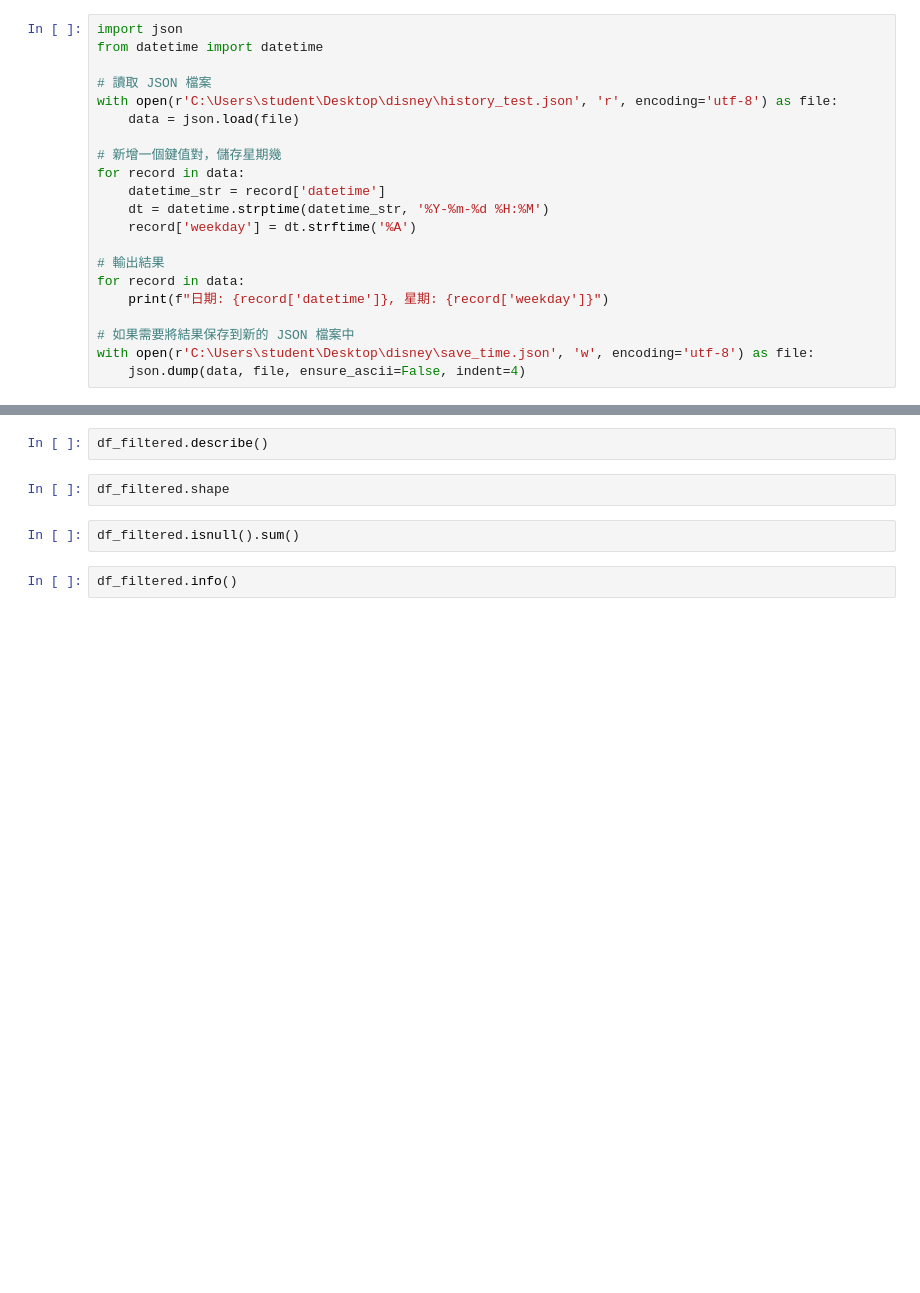
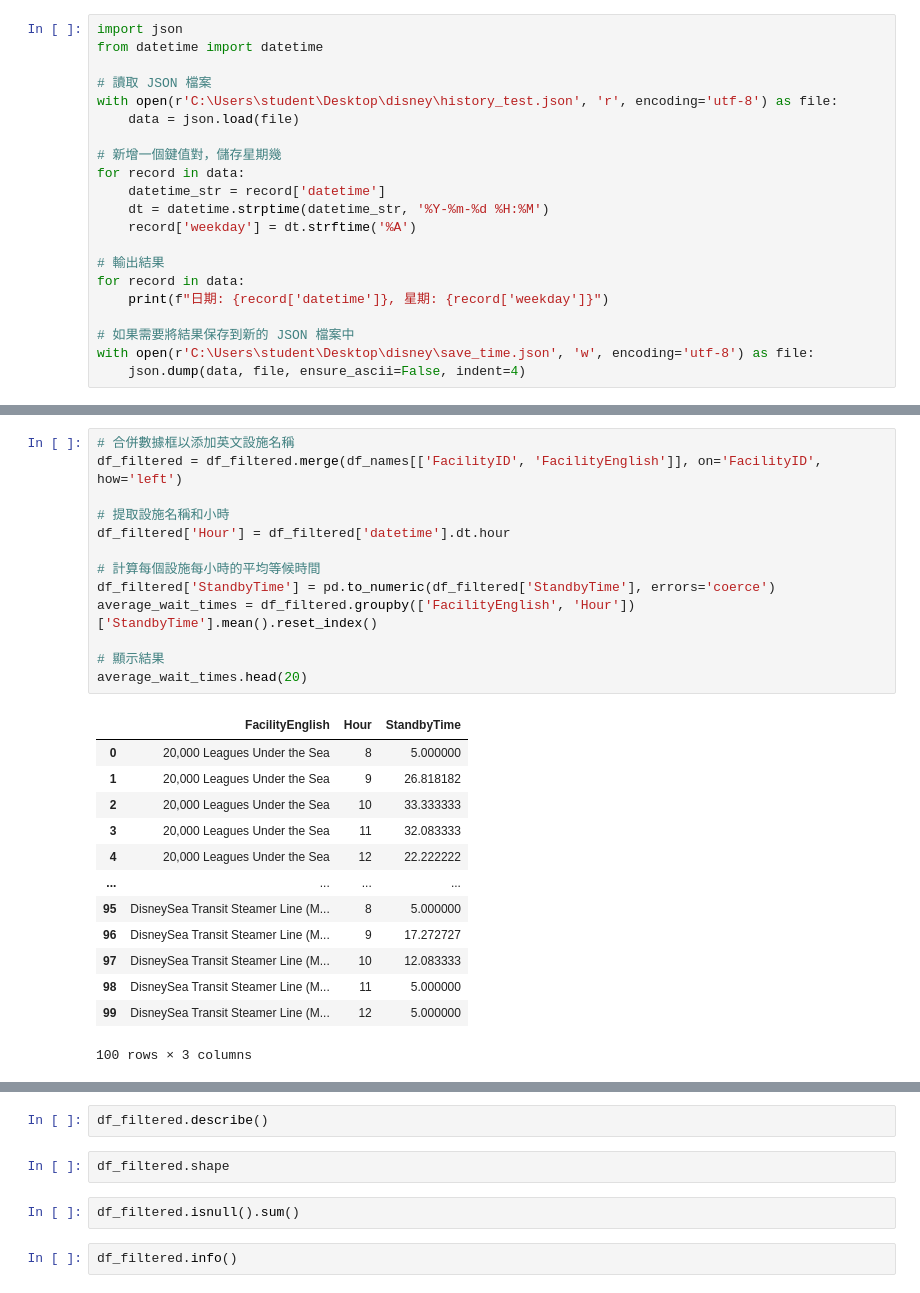
Before and after one commit to annleelca/disney_crontab, a Jupyter notebook: data_cleaning.ipynb, the cells around one changed output, grey strips where cells are left out. Cells and saved outputs as stored; diff of their text form; blank space fills up the shorter version.

```diff
--- a/data_cleaning.ipynb
+++ b/data_cleaning.ipynb
@@ -71,0 +104,27 @@ df_filtered.head()
+# %%
+# 合併數據框以添加英文設施名稱
+df_filtered = df_filtered.merge(df_names[['FacilityID', 'FacilityEnglish']], on='FacilityID', how='left')
+
+# 提取設施名稱和小時
+df_filtered['Hour'] = df_filtered['datetime'].dt.hour
+
+# 計算每個設施每小時的平均等候時間
+df_filtered['StandbyTime'] = pd.to_numeric(df_filtered['StandbyTime'], errors='coerce')
+average_wait_times = df_filtered.groupby(['FacilityEnglish', 'Hour'])['StandbyTime'].mean().reset_index()
+
+# 顯示結果
+average_wait_times.head(20)
+# %% [output]
+|  | FacilityEnglish | Hour | StandbyTime |
+| 0 | 20,000 Leagues Under the Sea | 8 | 5.000000 |
+| 1 | 20,000 Leagues Under the Sea | 9 | 26.818182 |
+| 2 | 20,000 Leagues Under the Sea | 10 | 33.333333 |
+| 3 | 20,000 Leagues Under the Sea | 11 | 32.083333 |
+| 4 | 20,000 Leagues Under the Sea | 12 | 22.222222 |
+| ... | ... | ... | ... |
+| 95 | DisneySea Transit Steamer Line (M... | 8 | 5.000000 |
+| 96 | DisneySea Transit Steamer Line (M... | 9 | 17.272727 |
+| 97 | DisneySea Transit Steamer Line (M... | 10 | 12.083333 |
+| 98 | DisneySea Transit Steamer Line (M... | 11 | 5.000000 |
+| 99 | DisneySea Transit Steamer Line (M... | 12 | 5.000000 |
+100 rows × 3 columns
```
Also changed, not shown: parts of 6 cells of this notebook, 22 other files.
